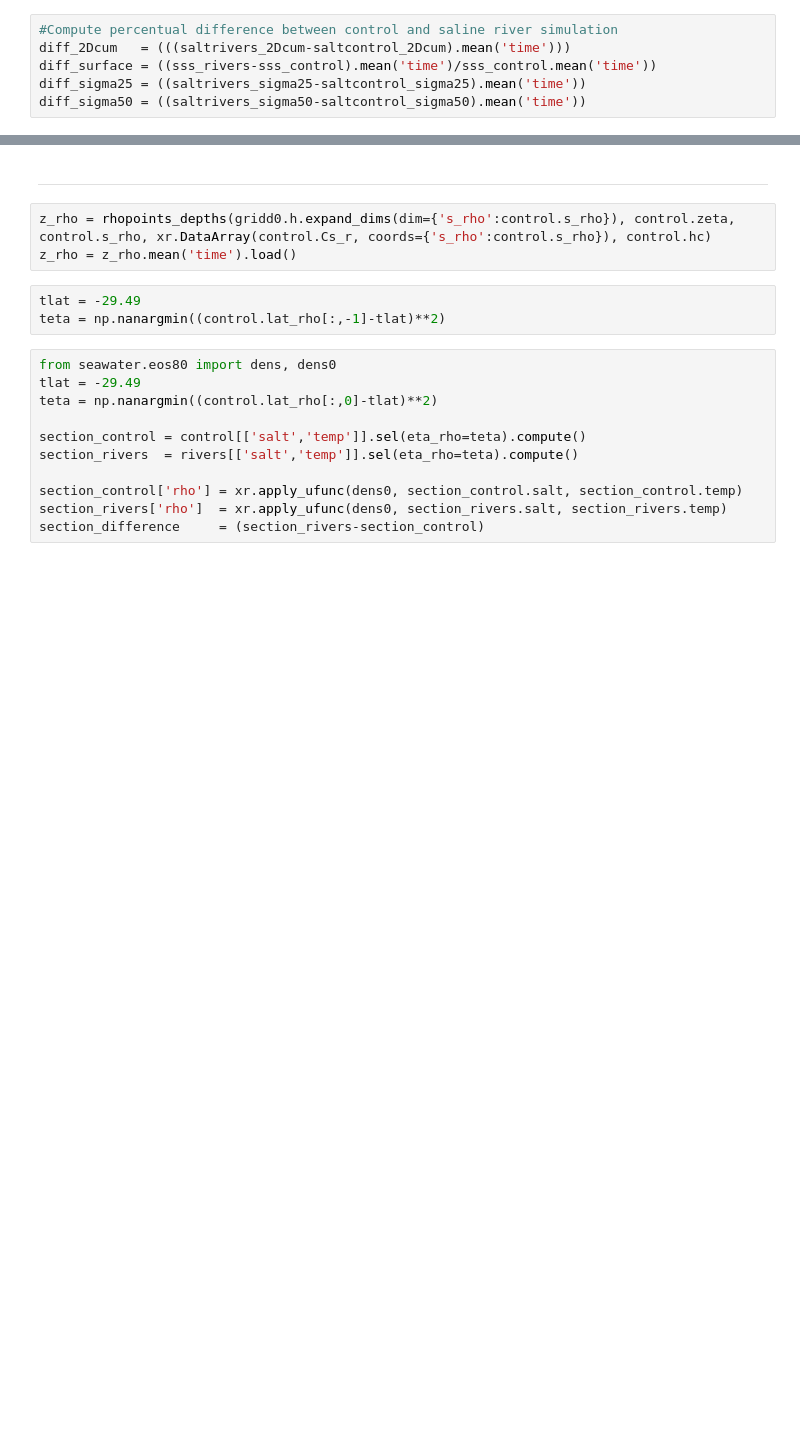
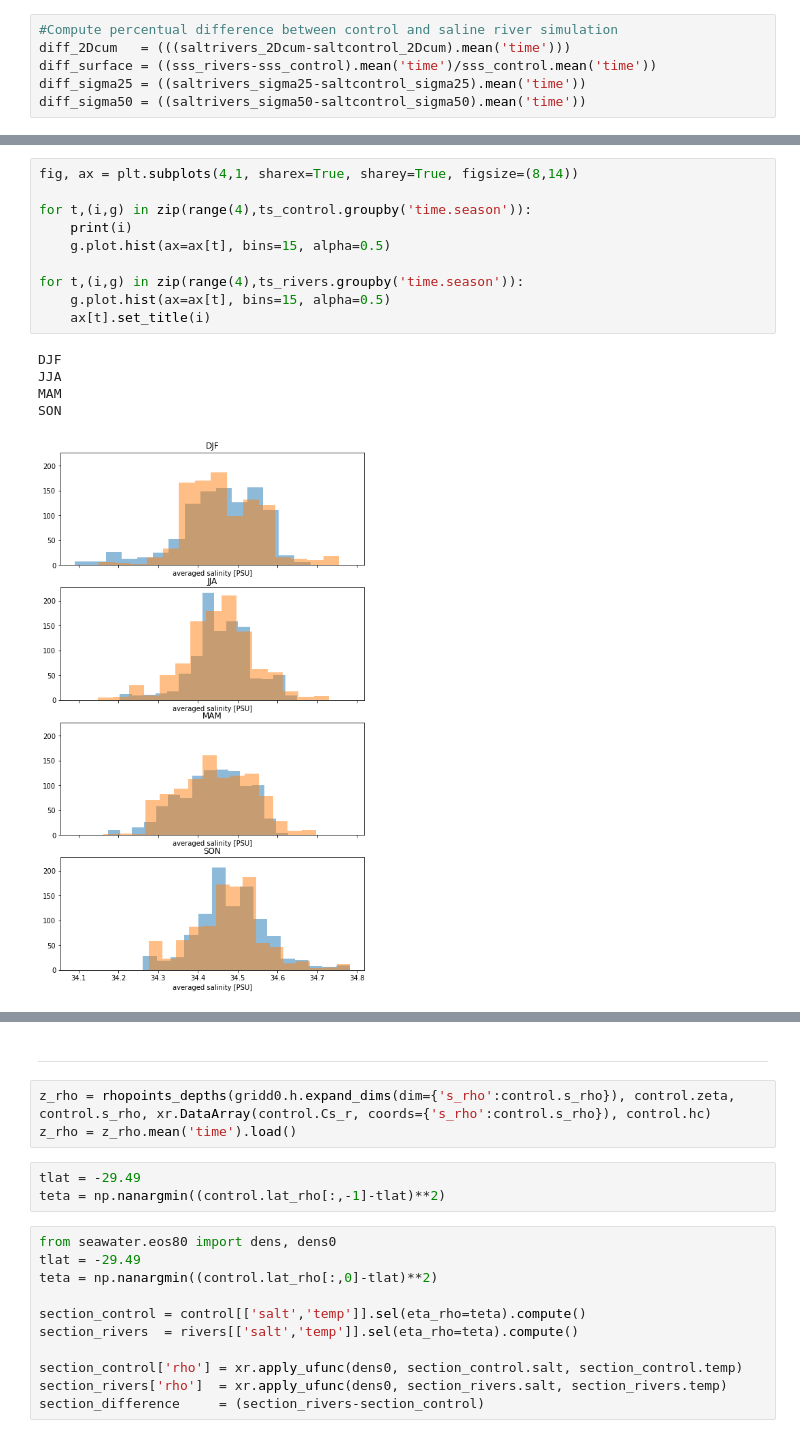
Before and after one commit to lucasglasner/CROCOSIMS, a Jupyter notebook: SIMSEQUIA/analysis_rund0.ipynb, the cells around one changed output, grey strips where cells are left out. Drawn from its saved outputs; the diff is of its cells as text; blank space fills up the shorter version.

```diff
--- a/SIMSEQUIA/analysis_rund0.ipynb
+++ b/SIMSEQUIA/analysis_rund0.ipynb
@@ -233,0 +198,16 @@ fig.colorbar(m, cax=cax, label='Salinity anomaly against\ncontrol simulation\n(P
+# %%
+fig, ax = plt.subplots(4,1, sharex=True, sharey=True, figsize=(8,14))
+
+for t,(i,g) in zip(range(4),ts_control.groupby('time.season')):
+    print(i)
+    g.plot.hist(ax=ax[t], bins=15, alpha=0.5)
+
+for t,(i,g) in zip(range(4),ts_rivers.groupby('time.season')):
+    g.plot.hist(ax=ax[t], bins=15, alpha=0.5)
+    ax[t].set_title(i)
+# %% [output]
+DJF
+JJA
+MAM
+SON
+[figure, added]
```
Also changed, not shown: parts of 24 cells of this notebook, 3 other files.
